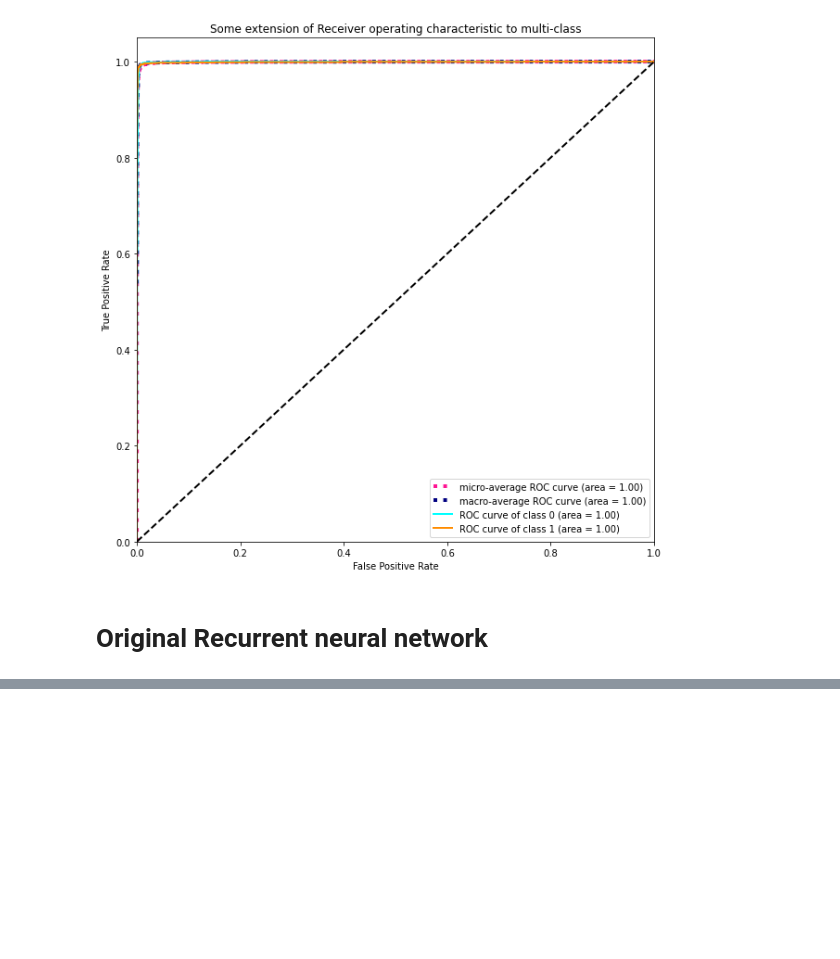
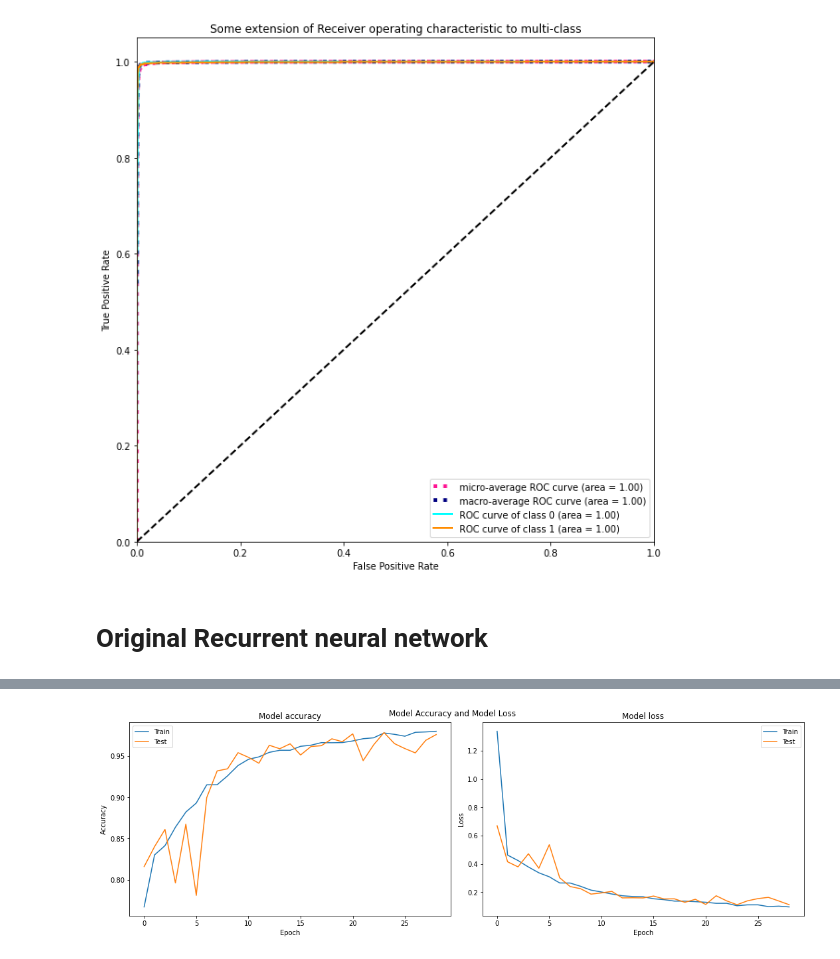
Before and after one commit to Ruanvans/ECG-classification-using-deep-learning, a Jupyter notebook: ptbd_models.ipynb, the cells around one changed output, grey strips where cells are left out. Saved outputs shown, nothing was run; the diff lists cells and outputs as text; code cells hidden in the pictures; blank space fills up the shorter version.

```diff
--- a/ptbd_models.ipynb
+++ b/ptbd_models.ipynb
@@ -719,5 +739,5 @@ print(model_5.summary())
 # %%
 callbacks = [EarlyStopping(monitor='val_loss', patience=5)]
-history=model_5.fit(Xc_train, y_train,epochs=40,callbacks=callbacks, batch_size=32,validation_data=(Xc_test,y_test))
+history=model_4.fit(Xc_train, y_train,epochs=50,callbacks=callbacks, batch_size=32,validation_data=(Xc_test,y_test))
 # %%
 test = Xc_test
@@ -742,2 +762,5 @@ y_test = label_test
 
 roc_curve_evaluation(y, y_pred, y_test)
+# %%
+callbacks = [EarlyStopping(monitor='val_loss', patience=5)]
+history=model_4.fit(Xc_up_train, y_up_train,epochs=50,callbacks=callbacks, batch_size=32,validation_data=(Xc_up_test,y_up_test))
@@ -743,0 +785,5 @@ roc_curve_evaluation(y, y_pred, y_test)
+# %%
+test = Xc_up_test
+model = model_4
+model_evalutation(history, test, y_up_test, model)
+# %% [output]
@@ -743,0 +792 @@ roc_curve_evaluation(y, y_pred, y_test)
+[figure, added]
```
Also changed, not shown: parts of 10 cells of this notebook.
